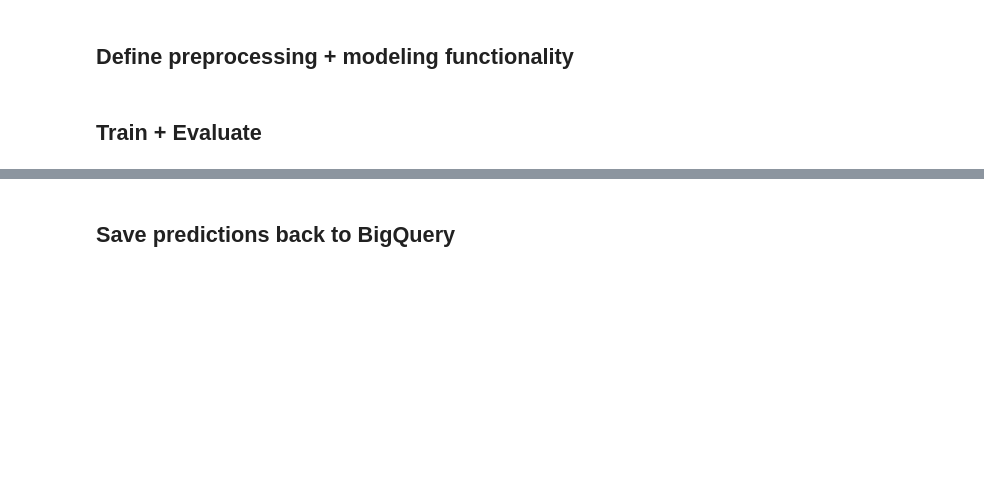
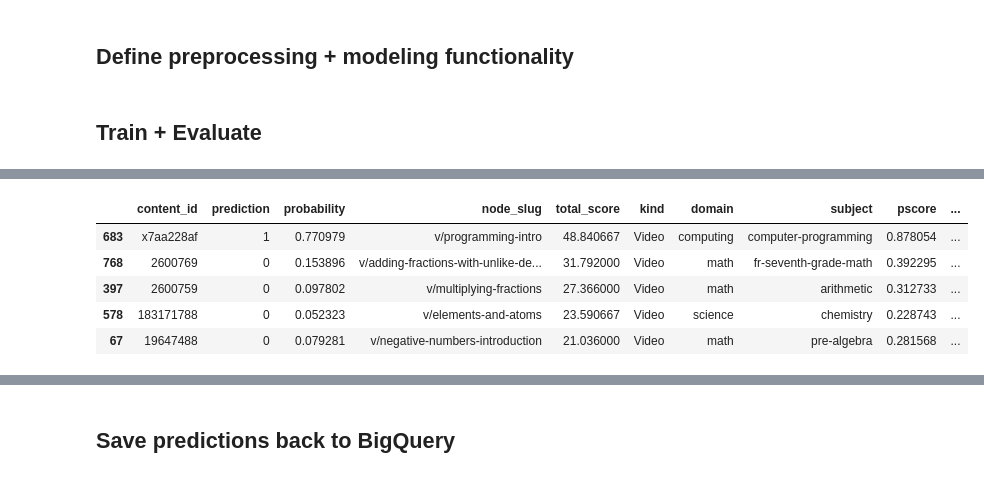
Before and after one commit to mthmn20/jupyterhub_bq, a Jupyter notebook: notebooks/recommendations/email_recs.ipynb, the cells around one changed output, grey strips where cells are left out. Saved outputs shown, nothing was run; the diff lists cells and outputs as text; code cells hidden in the pictures; blank space fills up the shorter version.

```diff
--- a/notebooks/recommendations/email_recs.ipynb
+++ b/notebooks/recommendations/email_recs.ipynb
@@ -222,4 +225,11 @@ sns.jointplot(final_df.probability, final_df.total_score)
 # %%
-final_df
+final_df.head()
+# %% [output]
+|  | content_id | prediction | probability | node_slug | total_score | kind | domain | subject | pscore | ... |
+| 683 | x7aa228af | 1 | 0.770979 | v/programming-intro | 48.840667 | Video | computing | computer-programming | 0.878054 | ... |
+| 768 | 2600769 | 0 | 0.153896 | v/adding-fractions-with-unlike-de... | 31.792000 | Video | math | fr-seventh-grade-math | 0.392295 | ... |
+| 397 | 2600759 | 0 | 0.097802 | v/multiplying-fractions | 27.366000 | Video | math | arithmetic | 0.312733 | ... |
+| 578 | 183171788 | 0 | 0.052323 | v/elements-and-atoms | 23.590667 | Video | science | chemistry | 0.228743 | ... |
+| 67 | 19647488 | 0 | 0.079281 | v/negative-numbers-introduction | 21.036000 | Video | math | pre-algebra | 0.281568 | ... |
 # %%
 sns.barplot(x="true", y="probability", data=validation_df)
```
Also changed, not shown: parts of 10 cells of this notebook.
